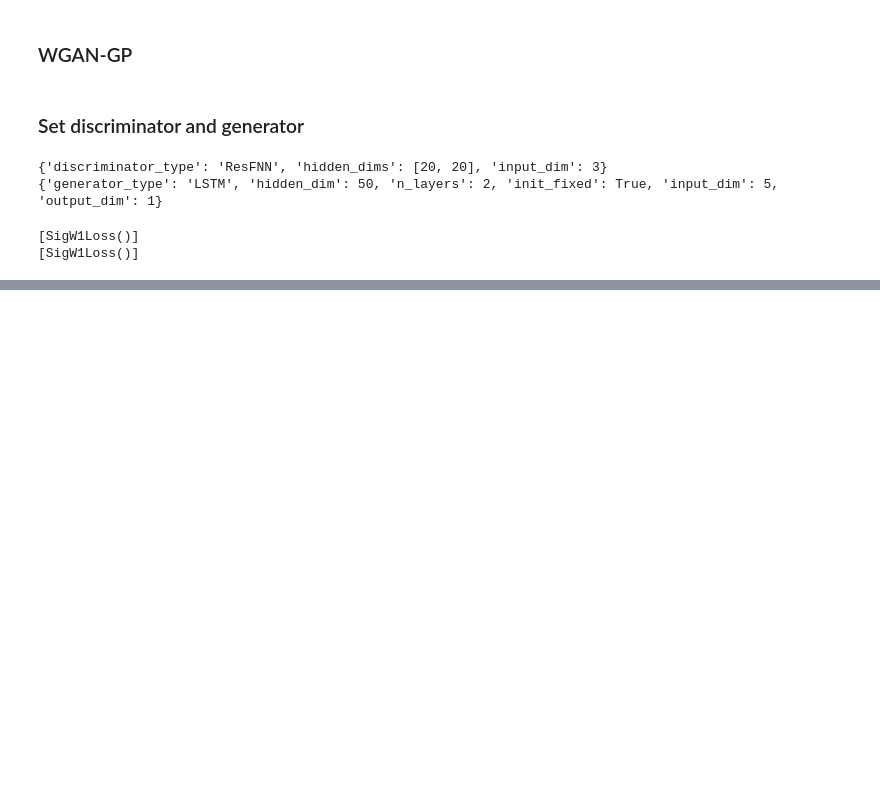
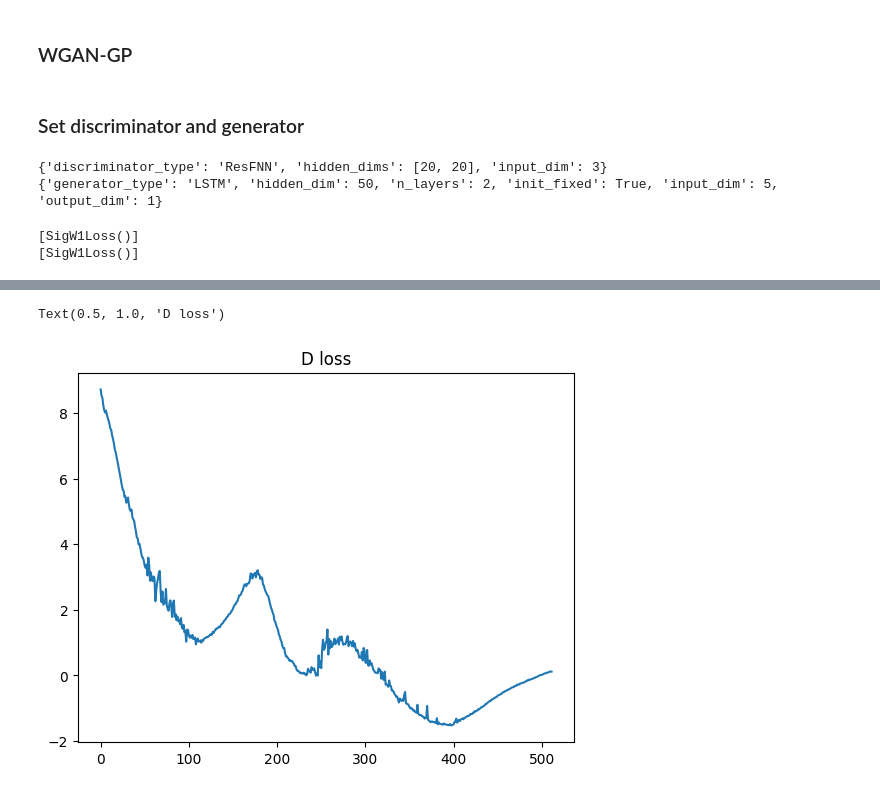
Before and after one commit to levi0206/Signature-GAN, a Jupyter notebook: wgan.ipynb, the cells around one changed output, grey strips where cells are left out. Saved outputs shown, nothing was run; the diff lists cells and outputs as text; code cells hidden in the pictures; blank space fills up the shorter version.

```diff
--- a/wgan.ipynb
+++ b/wgan.ipynb
@@ -207,5 +237,9 @@ plt.plot(WGAN.losses_history['G_loss'], label="G_loss")
 # %%
-plt.plot(np.array(WGAN.losses_history['D_loss_fake']) - np.array(WGAN.losses_history['D_loss_real']) + np.array(WGAN.losses_history['WGAN_GP']), label="D_loss" )
+plt.plot(np.array(WGAN.losses_history['D_loss']))
+plt.title("D loss")
+# %% [output]
+Text(0.5, 1.0, 'D loss')
+[figure, added]
 # %%
 experiment_dir = get_experiment_dir("^GSPC", "LSTM", "ResNN", 'WGAN', 2024)
 loss_history = loss_history = os.path.join(experiment_dir, 'LossHistory')
```
Also changed, not shown: parts of 8 cells of this notebook, 1 other file.
